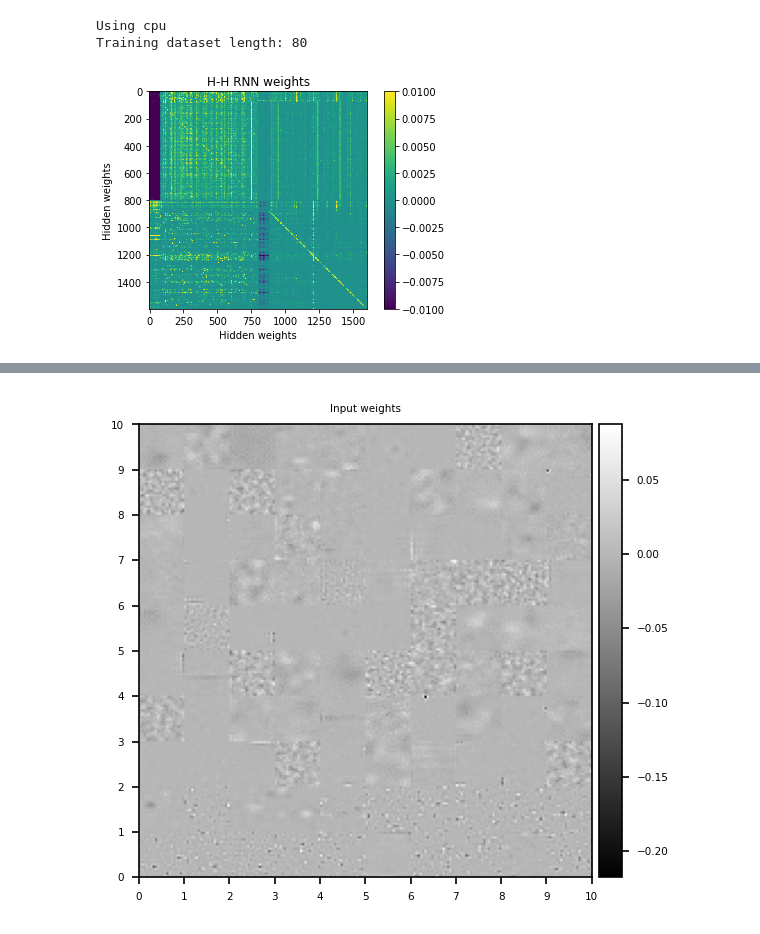
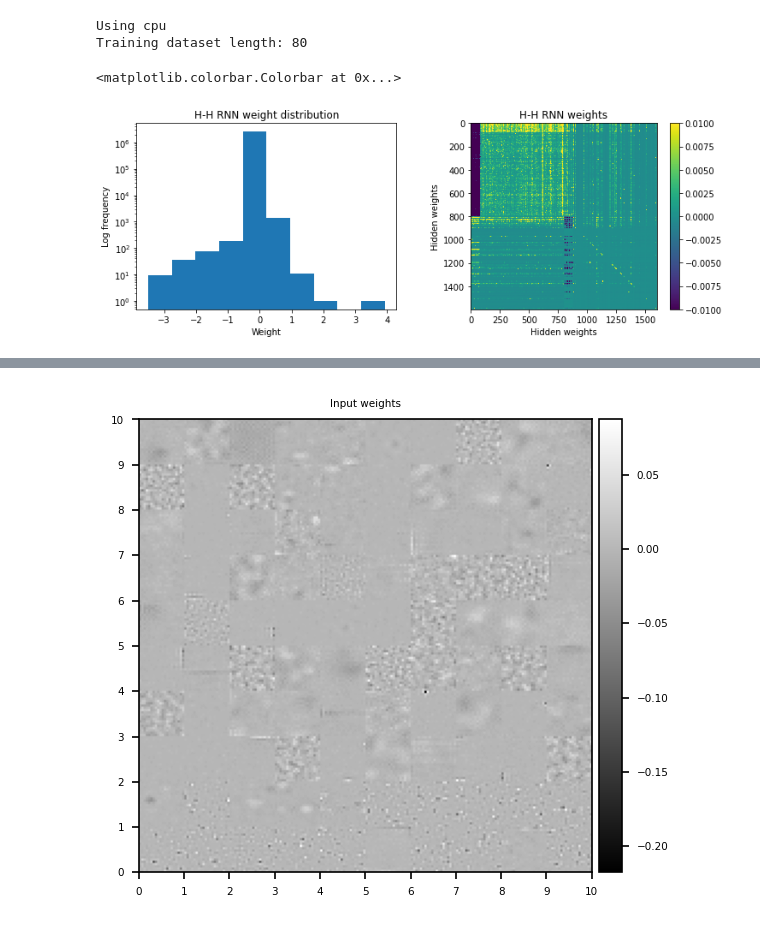
Before and after one commit to sebbkw/rnn, a Jupyter notebook: analyse_network.ipynb, the cells around one changed output, grey strips where cells are left out. Cells and saved outputs as stored; diff of their text form; code cells hidden in the pictures.

```diff
--- a/analyse_network.ipynb
+++ b/analyse_network.ipynb
@@ -2,10 +2,8 @@
 import numpy as np
 import pickle
 
-from scipy import signal
 from scipy import ndimage
 import scipy.optimize as opt;
-import scipy.fft as fft
 
 import torch
 import torch.nn as nn
@@ -24,7 +22,7 @@ from lib import network
 
 # Global variables
 HIDDEN_UNITS = 1600
-FRAME_SIZE = 20
+FRAME_SIZE = 15
 WARMUP = 4
 MODE = 'hierarchical'
 T_STEPS = 20
@@ -39,7 +37,7 @@ PATHS = [
     # Absolute values 45 frames, 20 frame size (162400)
     './models/model-hierarchicalmode-20framesize-45tsteps-4warmup-1000epochs-1600units-1e-05lr-0.25gradclip-1e-06L1-0.3beta-20210224-233528'
 ]
-PATH = PATHS[3]
+PATH = PATHS[1]
 
 # Set device to use on network
 DEVICE = torch.device('cuda' if torch.cuda.is_available() else 'cpu')
@@ -58,16 +56,32 @@ model = network.RecurrentTemporalPrediction.load(
 train_dataset = FramesDataset('./datasets/processed_dataset_15px_20tsteps.npy', 'train', WARMUP)
 train_data_loader = torch.utils.data.DataLoader(train_dataset, batch_size=128)
 print("Training dataset length:", len(train_dataset))
+
+# Plot loss history
+with open(PATH + '.pickle', 'rb') as p:
+    loss_history = pickle.load(p)
+
+plt.loglog(loss_history);
+plt.xlabel('Epoch')
+plt.ylabel('Mean loss')
+plt.show()
 # %% [output]
 Using cpu
 Training dataset length: 80
 # %%
-# Plot weight matrices
-plt.imshow(model.rnn.weight_hh_l0.detach().numpy(), vmin=-0.01, vmax=0.01)
-plt.xlabel('Hidden weights')
-plt.ylabel('Hidden weights')
-plt.title("H-H RNN weights")
-plt.colorbar()
-plt.show()
+# Plot weight matrices and weights distribution
+fig, axs = plt.subplots(nrows=1, ncols=2, figsize=plt.figaspect(1/3))
+
+axs[0].hist(model.rnn.weight_hh_l0.detach().numpy().flat, log=True)
+axs[0].set_xlabel('Weight')
+axs[0].set_ylabel('Log frequency')
+axs[0].set_title('H-H RNN weight distribution')
+
+im = axs[1].imshow(model.rnn.weight_hh_l0.detach().numpy(), vmin=-0.01, vmax=0.01)
+axs[1].set_xlabel('Hidden weights')
+axs[1].set_ylabel('Hidden weights')
+axs[1].set_title("H-H RNN weights")
+plt.colorbar(im)
 # %% [output]
+<matplotlib.colorbar.Colorbar at 0x...>
-[figure, old version]
+[figure, new version]
```
Also changed, not shown: parts of 8 cells of this notebook.
